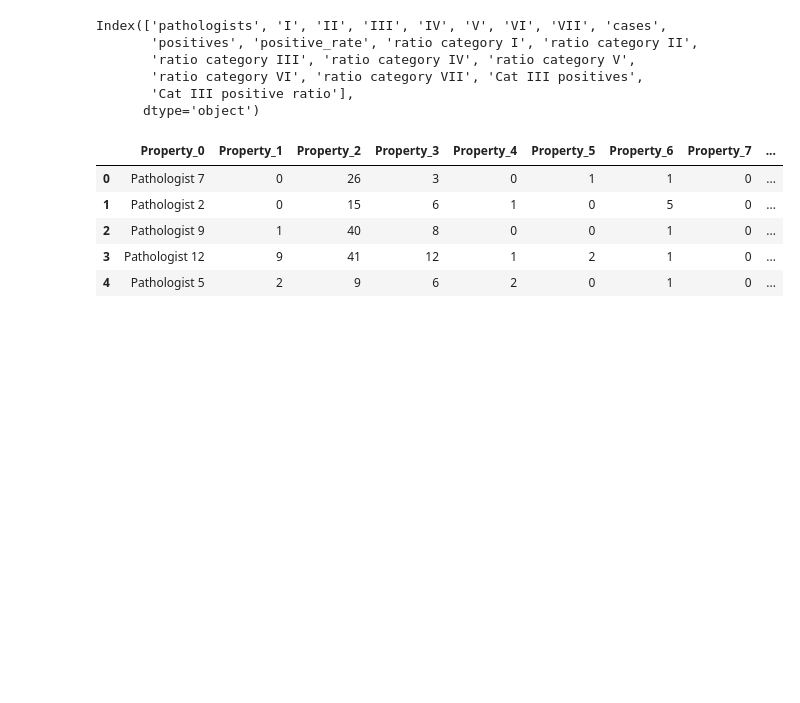
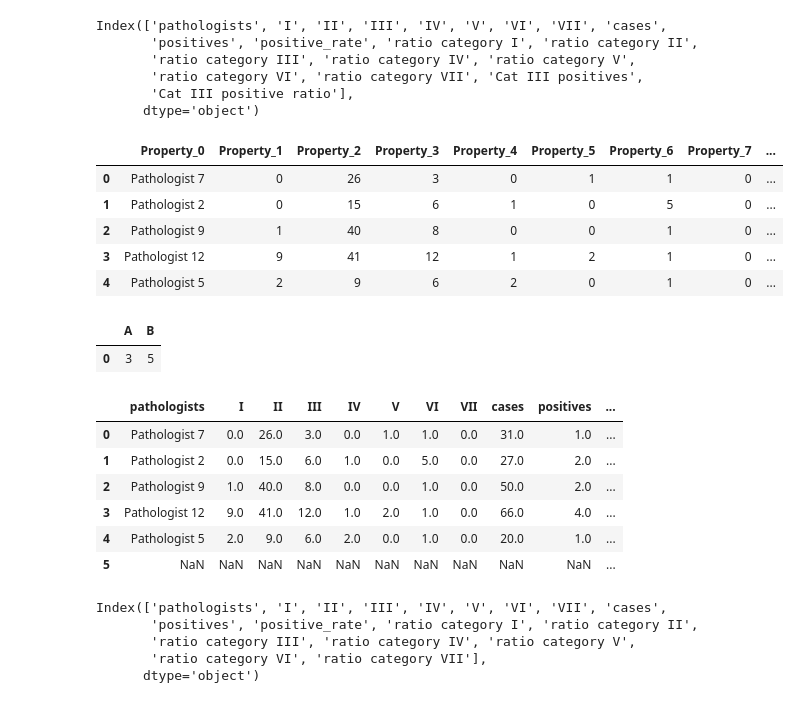
Before and after one commit to mathmax-team/USCAP_Thyroid, a Jupyter notebook: data/USCAP_data.ipynb, the cells around one changed output. Drawn from its saved outputs; the diff is of its cells as text; code cells hidden in the pictures; blank space fills up the shorter version.

```diff
--- a/data/USCAP_data.ipynb
+++ b/data/USCAP_data.ipynb
@@ -1613,0 +1621,28 @@ make_table_graph_from_df(count_data[["pathologists","I","IV","ratio category III
+# %%
+some=pd.DataFrame.from_dict({"A":[3],"B":[5]})
+# %%
+some
+# %% [output]
+|  | A | B |
+| 0 | 3 | 5 |
+# %%
+for i in range(5):
+    mdf = pd.concat([count_data,some],ignore_index=True)
+# %%
+mdf
+# %% [output]
+|  | pathologists | I | II | III | IV | V | VI | VII | cases | positives | ... |
+| 0 | Pathologist 7 | 0.0 | 26.0 | 3.0 | 0.0 | 1.0 | 1.0 | 0.0 | 31.0 | 1.0 | ... |
+| 1 | Pathologist 2 | 0.0 | 15.0 | 6.0 | 1.0 | 0.0 | 5.0 | 0.0 | 27.0 | 2.0 | ... |
+| 2 | Pathologist 9 | 1.0 | 40.0 | 8.0 | 0.0 | 0.0 | 1.0 | 0.0 | 50.0 | 2.0 | ... |
+| 3 | Pathologist 12 | 9.0 | 41.0 | 12.0 | 1.0 | 2.0 | 1.0 | 0.0 | 66.0 | 4.0 | ... |
+| 4 | Pathologist 5 | 2.0 | 9.0 | 6.0 | 2.0 | 0.0 | 1.0 | 0.0 | 20.0 | 1.0 | ... |
+| 5 | NaN | NaN | NaN | NaN | NaN | NaN | NaN | NaN | NaN | NaN | ... |
+# %%
+count_data.columns
+# %% [output]
+Index(['pathologists', 'I', 'II', 'III', 'IV', 'V', 'VI', 'VII', 'cases',
+       'positives', 'positive_rate', 'ratio category I', 'ratio category II',
+       'ratio category III', 'ratio category IV', 'ratio category V',
+       'ratio category VI', 'ratio category VII'],
+      dtype='object')
```
Also changed, not shown: parts of 25 cells of this notebook, 6 other files.
